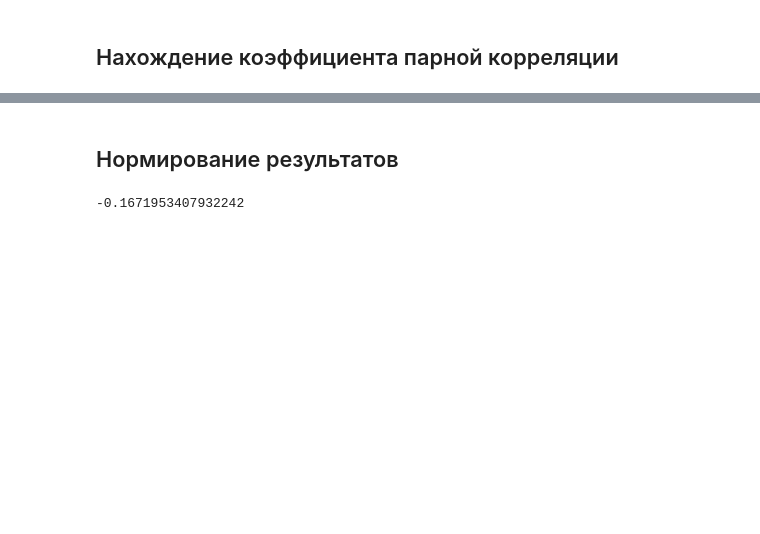
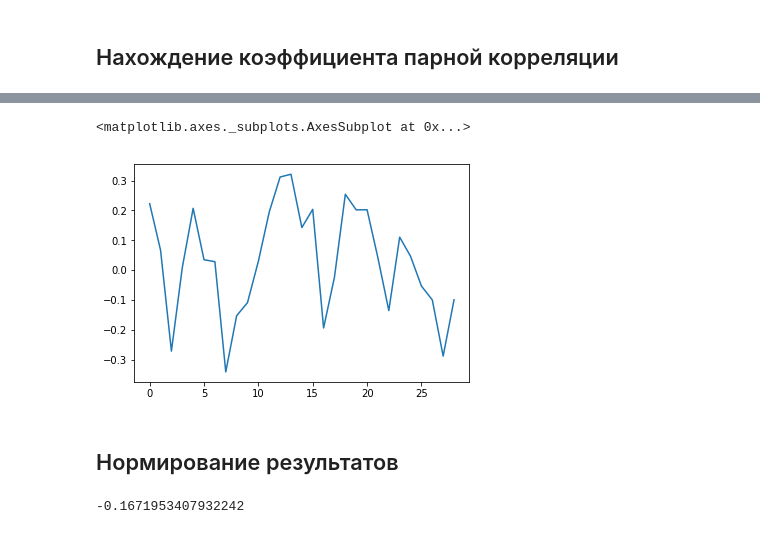
Before and after one commit to baryev/autoregressive-model, a Jupyter notebook: sentimentsAnalysis.ipynb, the cells around one changed output, grey strips where cells are left out. Drawn from its saved outputs; the diff is of its cells as text; code cells hidden in the pictures; blank space fills up the shorter version.

Commit message:
fixed correlation processing, added plot

```diff
--- a/sentimentsAnalysis.ipynb
+++ b/sentimentsAnalysis.ipynb
@@ -175,3 +199,8 @@ rcdf
+# %%
+rcdf['rc'].apply(lambda x: x.real).plot()
+# %% [output]
+<matplotlib.axes._subplots.AxesSubplot at 0x...>
+[figure, added]
 # %% [markdown]
 ## Нормирование результатов
 # %%
```
Also changed, not shown: parts of 8 cells of this notebook.
